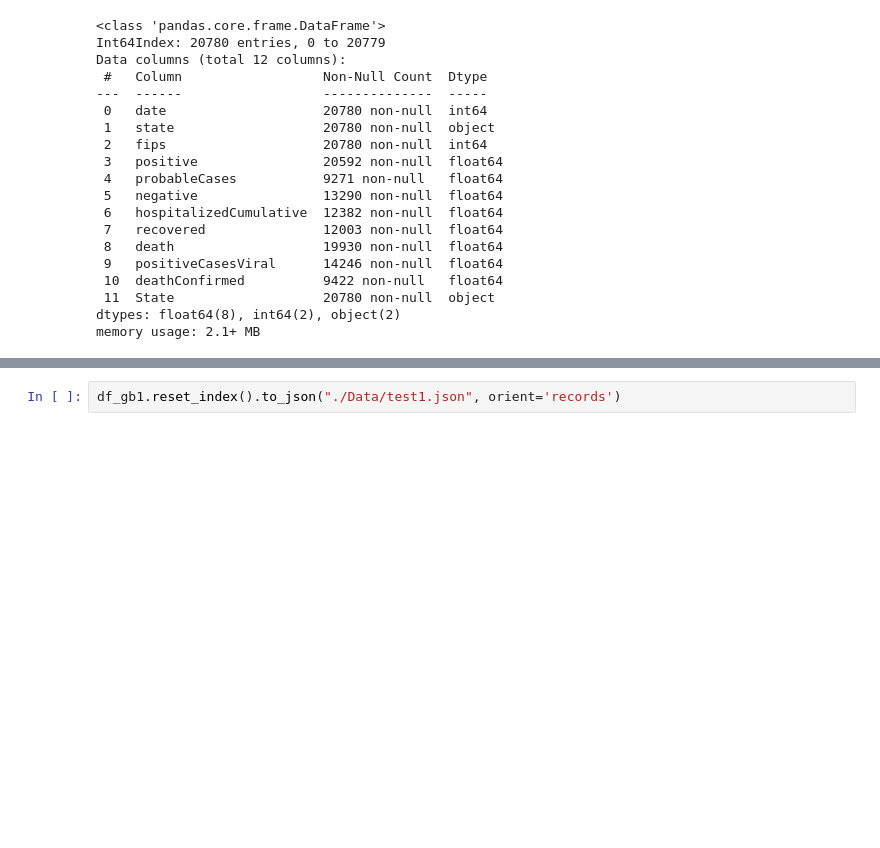
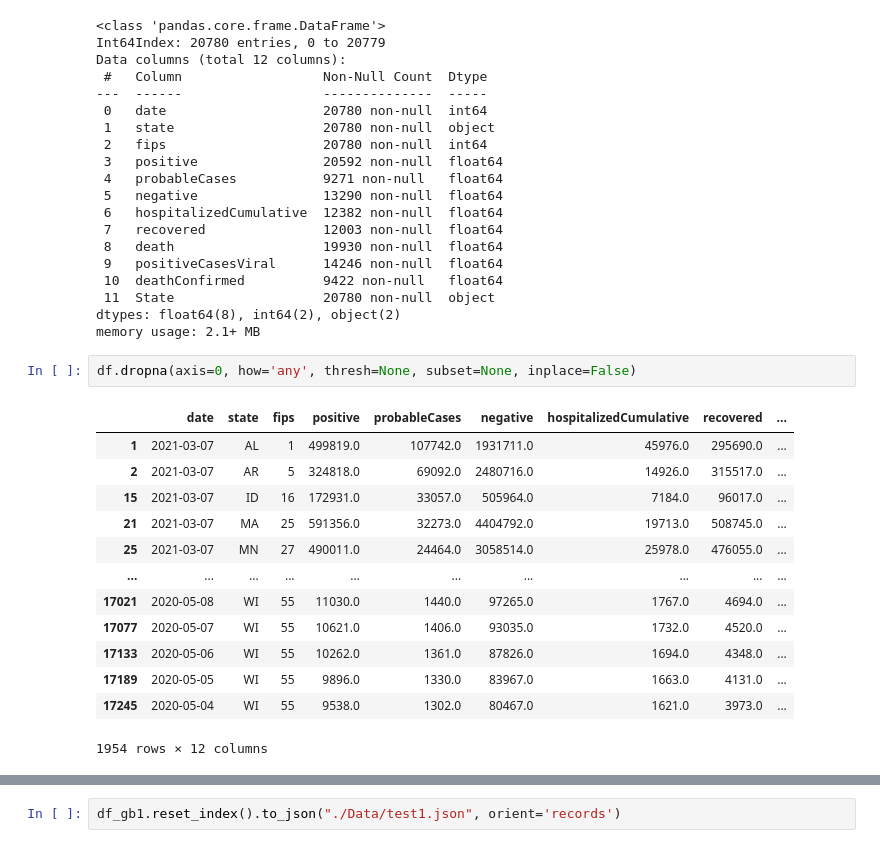
Before and after one commit to sravitham/US_Covid_Tracking, a Jupyter notebook: data_munger (1).ipynb, the cells around one changed output, grey strips where cells are left out. Cells and saved outputs as stored; diff of their text form; blank space fills up the shorter version.

```diff
--- a/data_munger (1).ipynb
+++ b/data_munger (1).ipynb
@@ -33,3 +34,19 @@ Data columns (total 12 columns):
  11  State                   20780 non-null  object
 dtypes: float64(8), int64(2), object(2)
 memory usage: 2.1+ MB
+# %%
+df.dropna(axis=0, how='any', thresh=None, subset=None, inplace=False)
+# %% [output]
+|  | date | state | fips | positive | probableCases | negative | hospitalizedCumulative | recovered | ... |
+| 1 | 2021-03-07 | AL | 1 | 499819.0 | 107742.0 | 1931711.0 | 45976.0 | 295690.0 | ... |
+| 2 | 2021-03-07 | AR | 5 | 324818.0 | 69092.0 | 2480716.0 | 14926.0 | 315517.0 | ... |
+| 15 | 2021-03-07 | ID | 16 | 172931.0 | 33057.0 | 505964.0 | 7184.0 | 96017.0 | ... |
+| 21 | 2021-03-07 | MA | 25 | 591356.0 | 32273.0 | 4404792.0 | 19713.0 | 508745.0 | ... |
+| 25 | 2021-03-07 | MN | 27 | 490011.0 | 24464.0 | 3058514.0 | 25978.0 | 476055.0 | ... |
+| ... | ... | ... | ... | ... | ... | ... | ... | ... | ... |
+| 17021 | 2020-05-08 | WI | 55 | 11030.0 | 1440.0 | 97265.0 | 1767.0 | 4694.0 | ... |
+| 17077 | 2020-05-07 | WI | 55 | 10621.0 | 1406.0 | 93035.0 | 1732.0 | 4520.0 | ... |
+| 17133 | 2020-05-06 | WI | 55 | 10262.0 | 1361.0 | 87826.0 | 1694.0 | 4348.0 | ... |
+| 17189 | 2020-05-05 | WI | 55 | 9896.0 | 1330.0 | 83967.0 | 1663.0 | 4131.0 | ... |
+| 17245 | 2020-05-04 | WI | 55 | 9538.0 | 1302.0 | 80467.0 | 1621.0 | 3973.0 | ... |
+1954 rows × 12 columns
```
Also changed, not shown: parts of 5 cells of this notebook, 5 other files.
